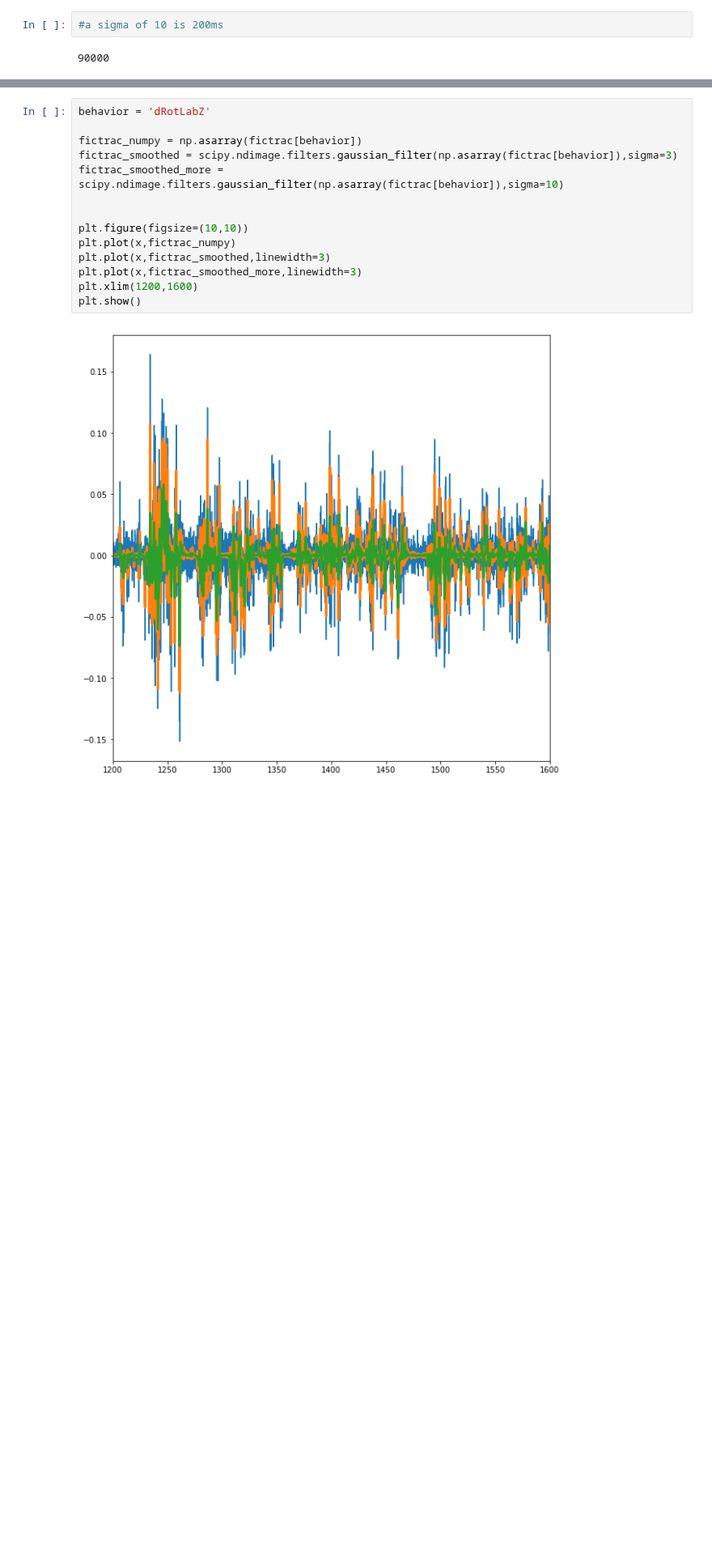
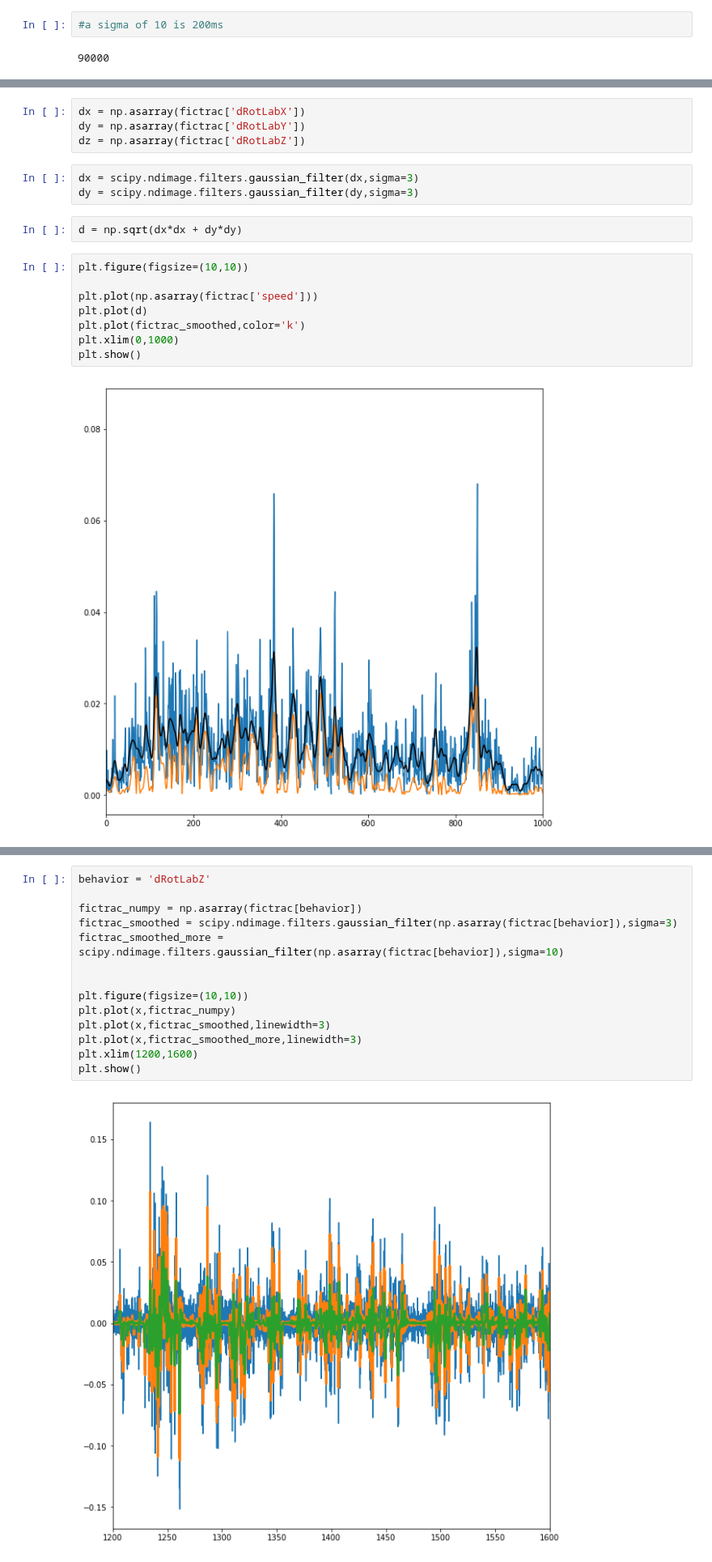
Before and after one commit to bellabrez/bigbadbrain, a Jupyter notebook: jupyter_notebooks/20190329 - Behavior Signal Processing.ipynb, the cells around one changed output, grey strips where cells are left out. Shown at 81% size. Saved outputs shown, nothing was run; the diff lists cells and outputs as text; blank space fills up the shorter version.

```diff
--- a/jupyter_notebooks/20190329 - Behavior Signal Processing.ipynb
+++ b/jupyter_notebooks/20190329 - Behavior Signal Processing.ipynb
@@ -93,0 +89,19 @@ plt.show()
+# %%
+dx = np.asarray(fictrac['dRotLabX'])
+dy = np.asarray(fictrac['dRotLabY'])
+dz = np.asarray(fictrac['dRotLabZ'])
+# %%
+dx = scipy.ndimage.filters.gaussian_filter(dx,sigma=3)
+dy = scipy.ndimage.filters.gaussian_filter(dy,sigma=3)
+# %%
+d = np.sqrt(dx*dx + dy*dy)
+# %%
+plt.figure(figsize=(10,10))
+
+plt.plot(np.asarray(fictrac['speed']))
+plt.plot(d)
+plt.plot(fictrac_smoothed,color='k')
+plt.xlim(0,1000)
+plt.show()
+# %% [output]
+[figure, added]
```
Also changed, not shown: parts of 8 cells of this notebook, 28 other files.
